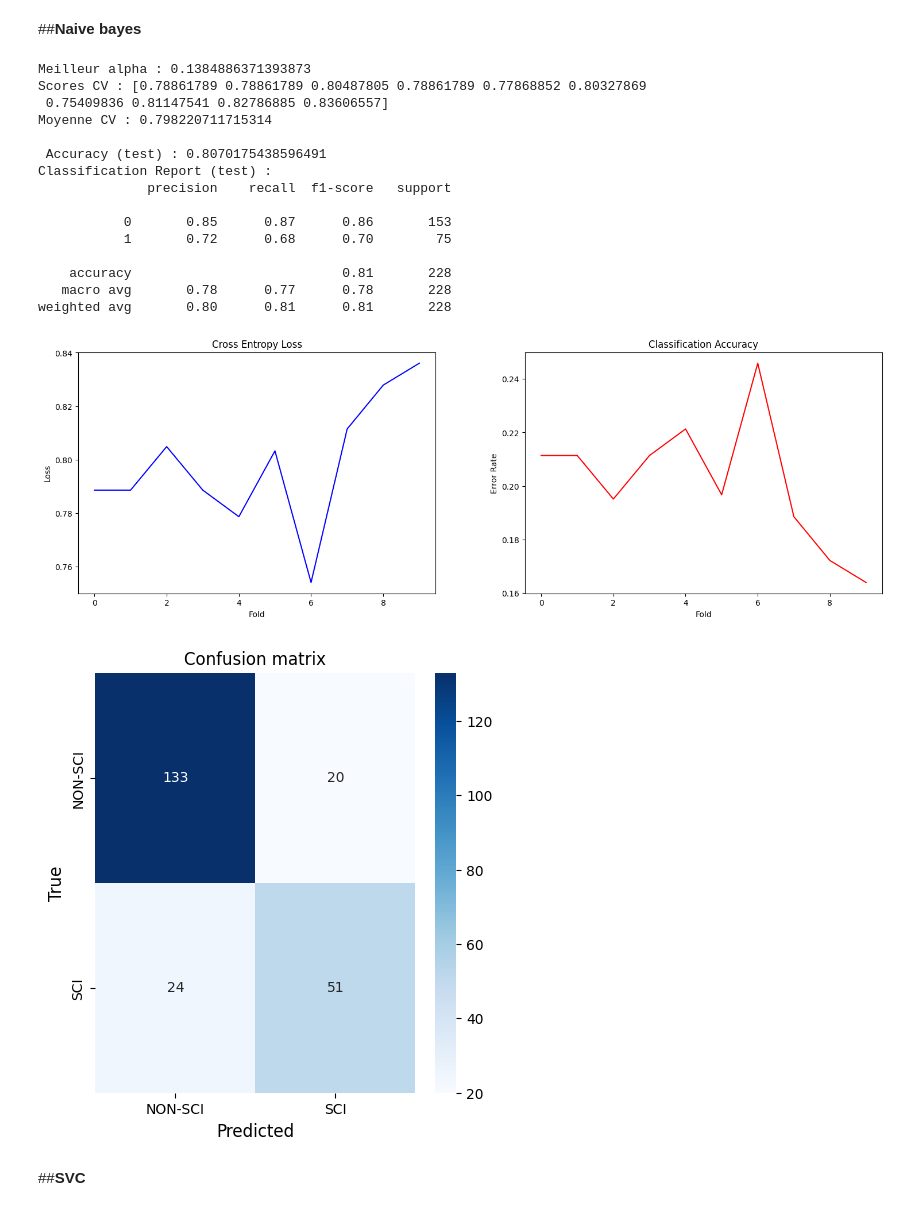
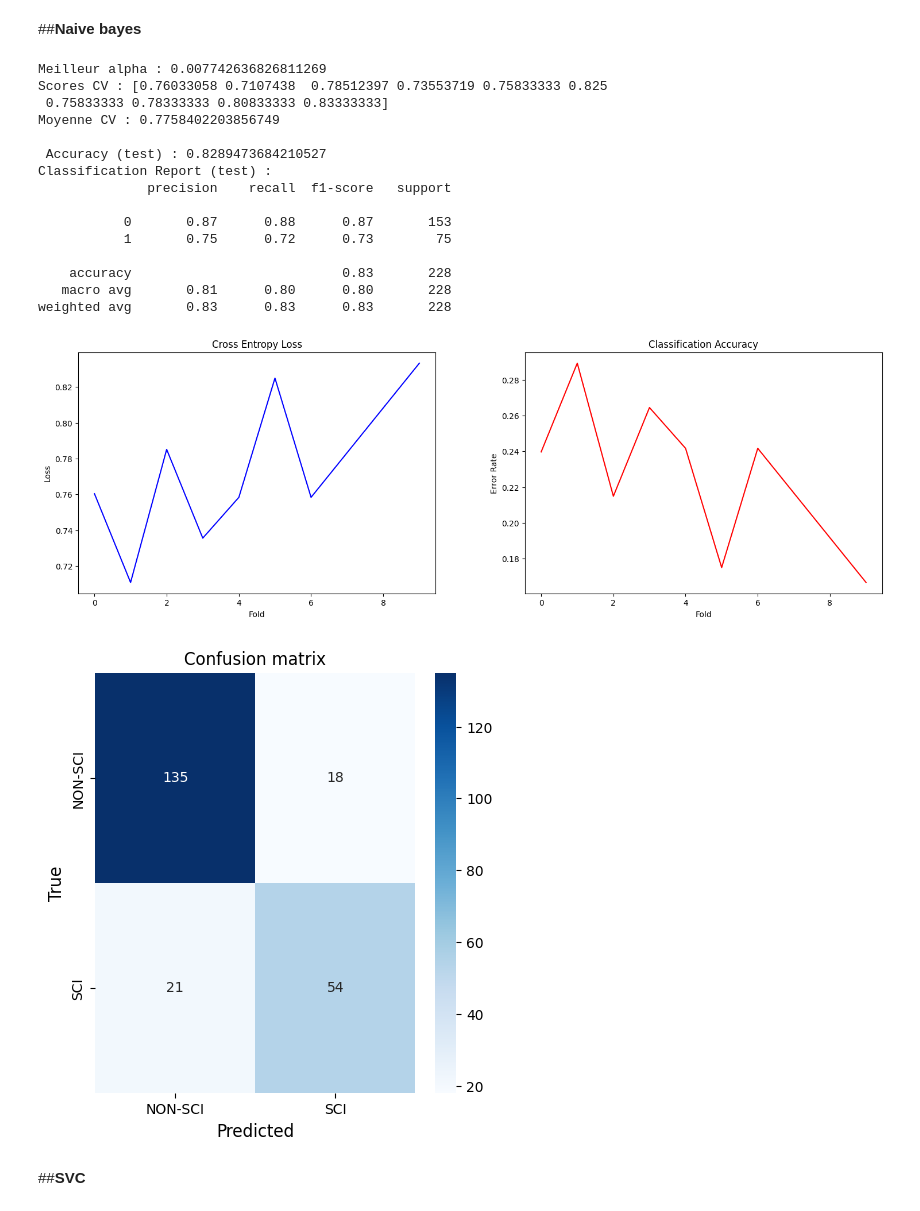
Before and after one commit to Akkuun/M1_IMAGINE_ML_Project, a Jupyter notebook: ML_Project_Group_8.ipynb, the cells around one changed output. Saved outputs shown, nothing was run; the diff lists cells and outputs as text; code cells hidden in the pictures.

```diff
--- a/ML_Project_Group_8.ipynb
+++ b/ML_Project_Group_8.ipynb
@@ -1207,29 +1189,7 @@ from sklearn.utils import resample
 import numpy as np
 import pandas as pd
 
-
-X_train_df = pd.DataFrame(X_train.toarray())
-X_train_df['label'] = y_train.values
-
-# Séparer les classes
-df_majority = X_train_df[X_train_df['label'] == 0]
-df_minority = X_train_df[X_train_df['label'] == 1]
-
-# Upsample la minoritaire
-df_minority_upsampled = resample(
-    df_minority,
-    replace=True,
-    n_samples=len(df_majority),
-    random_state=42
-)
-
-# Concaténer
-df_upsampled = pd.concat([df_majority, df_minority_upsampled])
-
-# Séparer features / labels
-X_train_balanced = df_upsampled.drop('label', axis=1).values
-y_train_balanced = df_upsampled['label'].values
-
+X_resampled, y_resampled = resampleData(X_train, y_train)
 
 naive_bayes_classifier = MultinomialNB()
 
@@ -1248,49 +1208,49 @@ random_search = RandomizedSearchCV(
 )
 
 # Apprentissage sur données équilibrées
-random_search.fit(X_train_balanced, y_train_balanced)
+random_search.fit(X_resampled, y_resampled)
 
 best_naive_bayes_classifier = random_search.best_estimator_
 
 print("Meilleur alpha :", random_search.best_params_['alpha'])
 
 
-naive_scores = cross_val_score(best_naive_bayes_classifier, X_train_balanced, y_train_balanced, cv=10)
+naive_scores = cross_val_score(best_naive_bayes_classifier, X_resampled, y_resampled, cv=10)
 print("Scores CV :", naive_scores)
 print("Moyenne CV :", naive_scores.mean())
 
 
 y_pred_test = best_naive_bayes_classifier.predict(X_test)
 
 # Rapports
 print("\n Accuracy (test) :", accuracy_score(y_test, y_pred_test))
 print("Classification Report (test) :")
 print(classification_report(y_test, y_pred_test))
 
 # Matrice de confusion
 conf_matrix = confusion_matrix(y_test, y_pred_test)
 
 # Visualisation
 plot_curves(naive_scores)
 plot_curves_confusion(conf_matrix, ['NON-SCI', 'SCI'])
 # %% [output]
-Meilleur alpha : 0.1384886371393873
-Scores CV : [0.78861789 0.78861789 0.80487805 0.78861789 0.77868852 0.80327869
- 0.75409836 0.81147541 0.82786885 0.83606557]
-Moyenne CV : 0.798220711715314
+Meilleur alpha : 0.007742636826811269
+Scores CV : [0.76033058 0.7107438  0.78512397 0.73553719 0.75833333 0.825
+ 0.75833333 0.78333333 0.80833333 0.83333333]
+Moyenne CV : 0.7758402203856749
 
- Accuracy (test) : 0.8070175438596491
+ Accuracy (test) : 0.8289473684210527
 Classification Report (test) :
               precision    recall  f1-score   support
 
-           0       0.85      0.87      0.86       153
-           1       0.72      0.68      0.70        75
+           0       0.87      0.88      0.87       153
+           1       0.75      0.72      0.73        75
 
-    accuracy                           0.81       228
-   macro avg       0.78      0.77      0.78       228
-weighted avg       0.80      0.81      0.81       228
+    accuracy                           0.83       228
+   macro avg       0.81      0.80      0.80       228
+weighted avg       0.83      0.83      0.83       228
-[figure, old version]
+[figure, new version]
-[figure, old version]
+[figure, new version]
 # %% [markdown]
 ##**SVC**
 # %%
```
Also changed, not shown: parts of 6 cells of this notebook.
